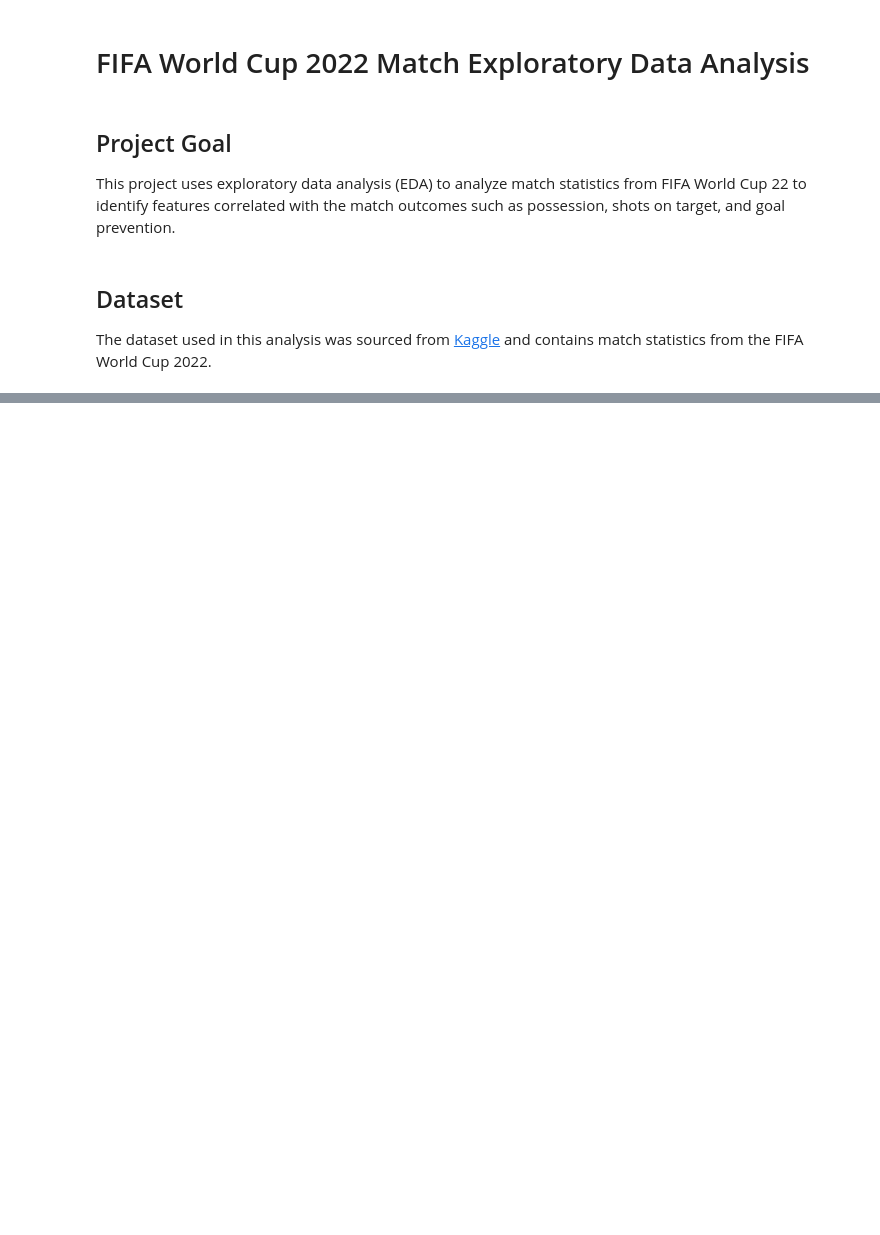
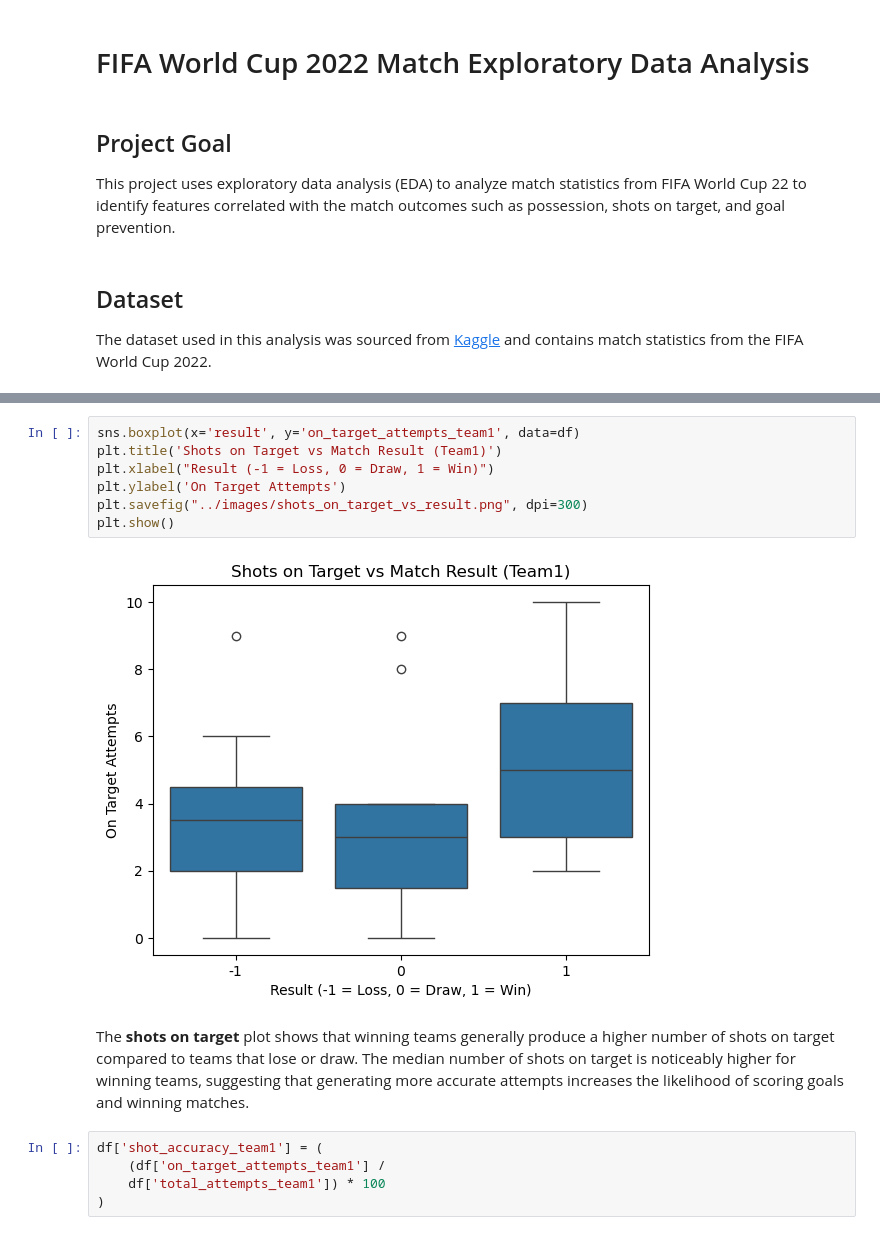
Before and after one commit to AsmaaMesbah/FIFA-World-Cup-2022-Analysis, a Jupyter notebook: notebooks/FIFA World Cup 2022 Match Analysis.ipynb, the cells around one changed output, grey strips where cells are left out. Cells and saved outputs as stored; diff of their text form; blank space fills up the shorter version.

```diff
--- a/notebooks/FIFA World Cup 2022 Match Analysis.ipynb
+++ b/notebooks/FIFA World Cup 2022 Match Analysis.ipynb
@@ -19,0 +184,16 @@ FileNotFoundError: [Errno 2] No such file or directory: '../data/raw/Fifa_world_
+# %%
+sns.boxplot(x='result', y='on_target_attempts_team1', data=df)
+plt.title('Shots on Target vs Match Result (Team1)')
+plt.xlabel("Result (-1 = Loss, 0 = Draw, 1 = Win)")
+plt.ylabel('On Target Attempts')
+plt.savefig("../images/shots_on_target_vs_result.png", dpi=300)
+plt.show()
+# %% [output]
+[figure, added]
+# %% [markdown]
+The **shots on target** plot shows that winning teams generally produce a higher number of shots on target compared to teams that lose or draw. The median number of shots on target is noticeably higher for winning teams, suggesting that generating more accurate attempts increases the likelihood of scoring goals and winning matches.
+# %%
+df['shot_accuracy_team1'] = (
+    (df['on_target_attempts_team1'] /
+    df['total_attempts_team1']) * 100
+)
```
Also changed, not shown: parts of 49 cells of this notebook.
